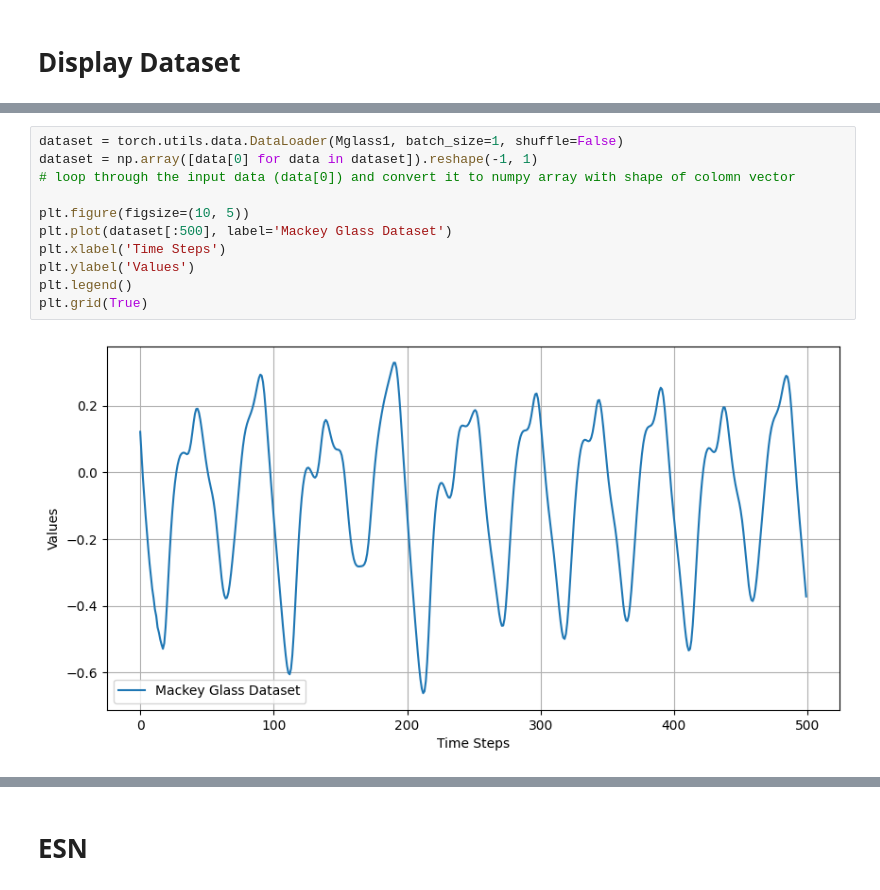
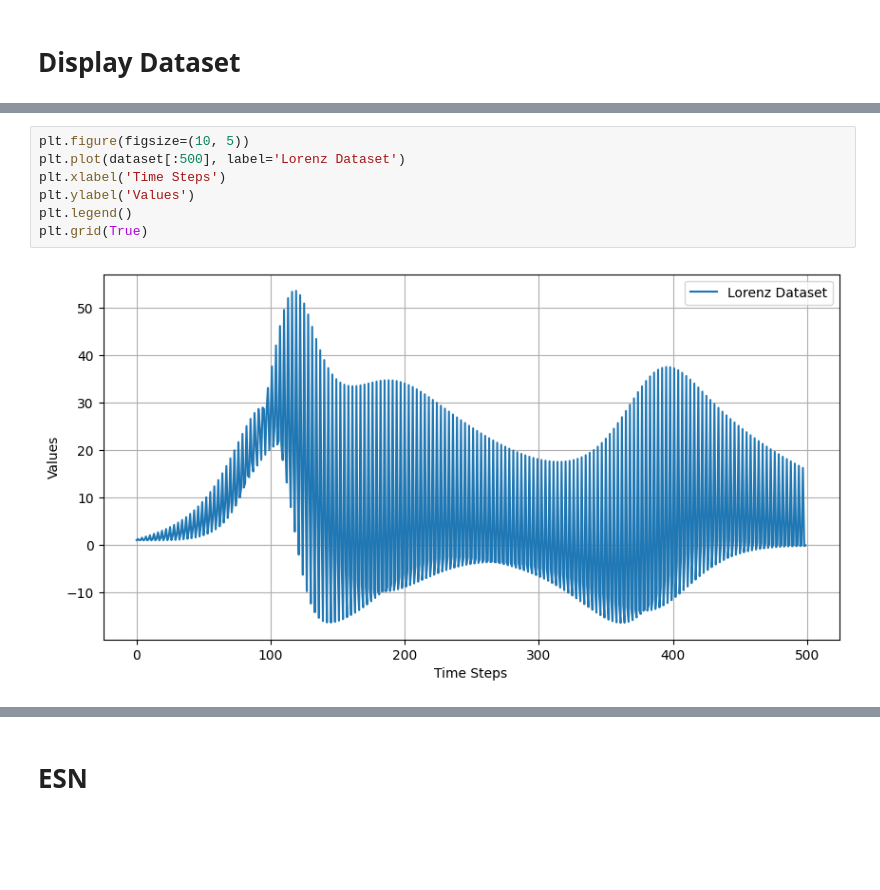
Before and after one commit to jaychotaliya987/Reservoir_Pytorch, a Jupyter notebook: ReservoirGrid/Examples/learning.ipynb, the cells around one changed output, grey strips where cells are left out. Cells and saved outputs as stored; diff of their text form; blank space fills up the shorter version.

```diff
--- a/ReservoirGrid/Examples/learning.ipynb
+++ b/ReservoirGrid/Examples/learning.ipynb
@@ -18,16 +28,12 @@ Mglass2 = MackeyGlassDataset(10000, 2, tau=20, seed=0)
 # %%
-dataset = torch.utils.data.DataLoader(Mglass1, batch_size=1, shuffle=False)
-dataset = np.array([data[0] for data in dataset]).reshape(-1, 1)
-# loop through the input data (data[0]) and convert it to numpy array with shape of colomn vector
-
 plt.figure(figsize=(10, 5))
-plt.plot(dataset[:500], label='Mackey Glass Dataset')
+plt.plot(dataset[:500], label='Lorenz Dataset')
 plt.xlabel('Time Steps')
 plt.ylabel('Values')
 plt.legend()
 plt.grid(True)
 # %% [output]
-[figure, old version]
+[figure, new version]
 # %%
 import torch
 from torch import nn
```
Also changed, not shown: parts of 8 cells of this notebook, 5 other files.
